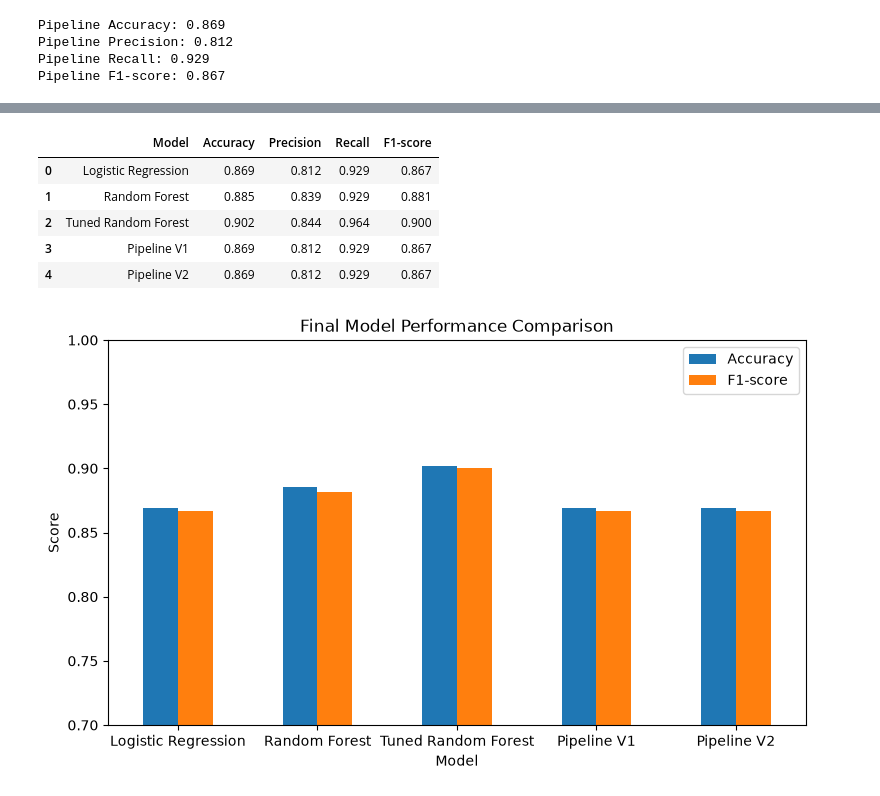
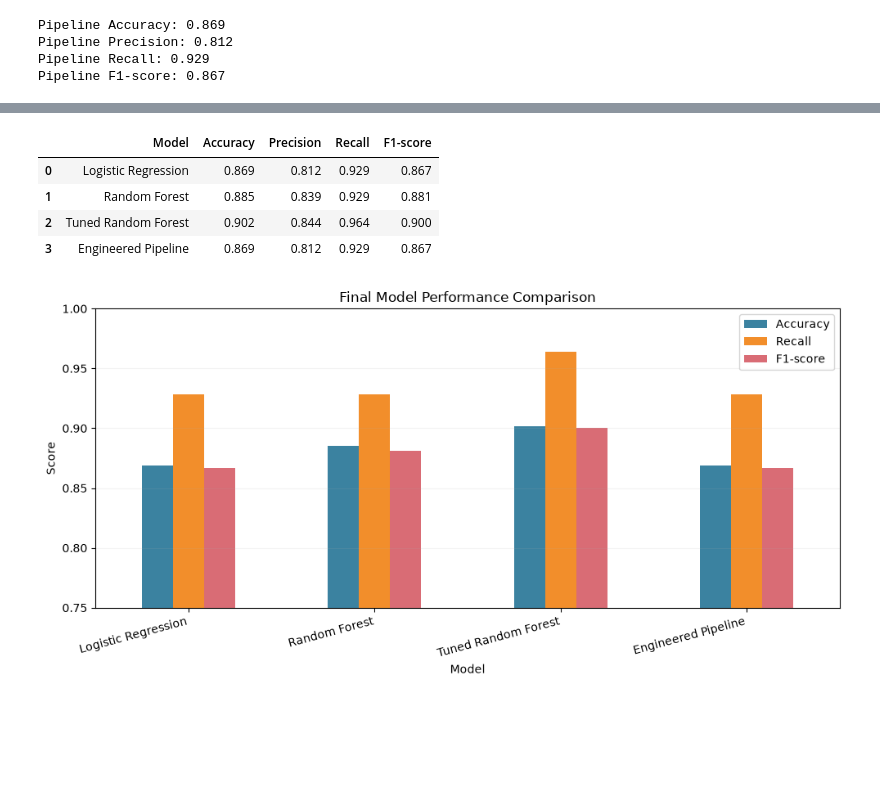
Before and after one commit to assma122/Binx-ai-ml-training, a Jupyter notebook: PROJECT/Notebooks/M1_Data_Understanding.ipynb, the cells around one changed output, grey strips where cells are left out. Drawn from its saved outputs; the diff is of its cells as text; code cells hidden in the pictures; blank space fills up the shorter version.

```diff
--- a/PROJECT/Notebooks/M1_Data_Understanding.ipynb
+++ b/PROJECT/Notebooks/M1_Data_Understanding.ipynb
@@ -3002,13 +3226,14 @@ The goal is to test whether combining these two related measurements gives the m
 # %%
-# Create a copy before feature engineering
 X_engineered = X.copy()
 
-# Maximum heart rate relative to age
 X_engineered["thalach_age_ratio"] = (
-    X_engineered["thalach"] / X_engineered["age"]
+    X_engineered["thalach"] /
+    X_engineered["age"]
 )
 
-X_engineered[["age", "thalach", "thalach_age_ratio"]].head()
+X_engineered[
+    ["age", "thalach", "thalach_age_ratio"]
+].head()
 # %% [output]
 |  | age | thalach | thalach_age_ratio |
 | 0 | 63 | 150 | 2.380952 |
@@ -3429,36 +4457,31 @@ final_results = pd.DataFrame({
         "Logistic Regression",
         "Random Forest",
         "Tuned Random Forest",
-        "Pipeline V1",
-        "Pipeline V2"
+        "Engineered Pipeline"
     ],
     "Accuracy": [
         baseline_accuracy,
         rf_accuracy,
         tuned_rf_accuracy,
-        pipeline_accuracy,
-        pipeline_v2_accuracy
+        pipeline_accuracy
     ],
     "Precision": [
         baseline_precision,
         rf_precision,
         tuned_rf_precision,
-        pipeline_precision,
-        pipeline_v2_precision
+        pipeline_precision
     ],
     "Recall": [
         baseline_recall,
         rf_recall,
         tuned_rf_recall,
-        pipeline_recall,
-        pipeline_v2_recall
+        pipeline_recall
     ],
     "F1-score": [
         baseline_f1,
         rf_f1,
         tuned_rf_f1,
-        pipeline_f1,
-        pipeline_v2_f1
+        pipeline_f1
     ]
 })
 
@@ -3468,21 +4491,27 @@ final_results.round(3)
 | 0 | Logistic Regression | 0.869 | 0.812 | 0.929 | 0.867 |
 | 1 | Random Forest | 0.885 | 0.839 | 0.929 | 0.881 |
 | 2 | Tuned Random Forest | 0.902 | 0.844 | 0.964 | 0.900 |
-| 3 | Pipeline V1 | 0.869 | 0.812 | 0.929 | 0.867 |
-| 4 | Pipeline V2 | 0.869 | 0.812 | 0.929 | 0.867 |
+| 3 | Engineered Pipeline | 0.869 | 0.812 | 0.929 | 0.867 |
 # %%
-final_results.set_index("Model")[["Accuracy", "F1-score"]].plot(
+final_results.set_index("Model")[
+    ["Accuracy", "Recall", "F1-score"]
+].plot(
     kind="bar",
-    figsize=(9, 5)
+    figsize=(10, 5),
+    color=["#3B82A0", "#F28E2B", "#D96C75"]
 )
 
 plt.ylabel("Score")
 plt.title("Final Model Performance Comparison")
-plt.ylim(0.7, 1.0)
-plt.xticks(rotation=0)
+plt.ylim(0.75, 1.0)
+plt.xticks(rotation=15, ha="right")
+plt.legend()
+plt.grid(axis="y", alpha=0.15)
+plt.tight_layout()
+
 plt.show()
 # %% [output]
-[figure, old version]
+[figure, new version]
 # %% [markdown]
 <div style="
     background:#EAF3F5;
```
Also changed, not shown: parts of 213 cells of this notebook, 2 other files.
